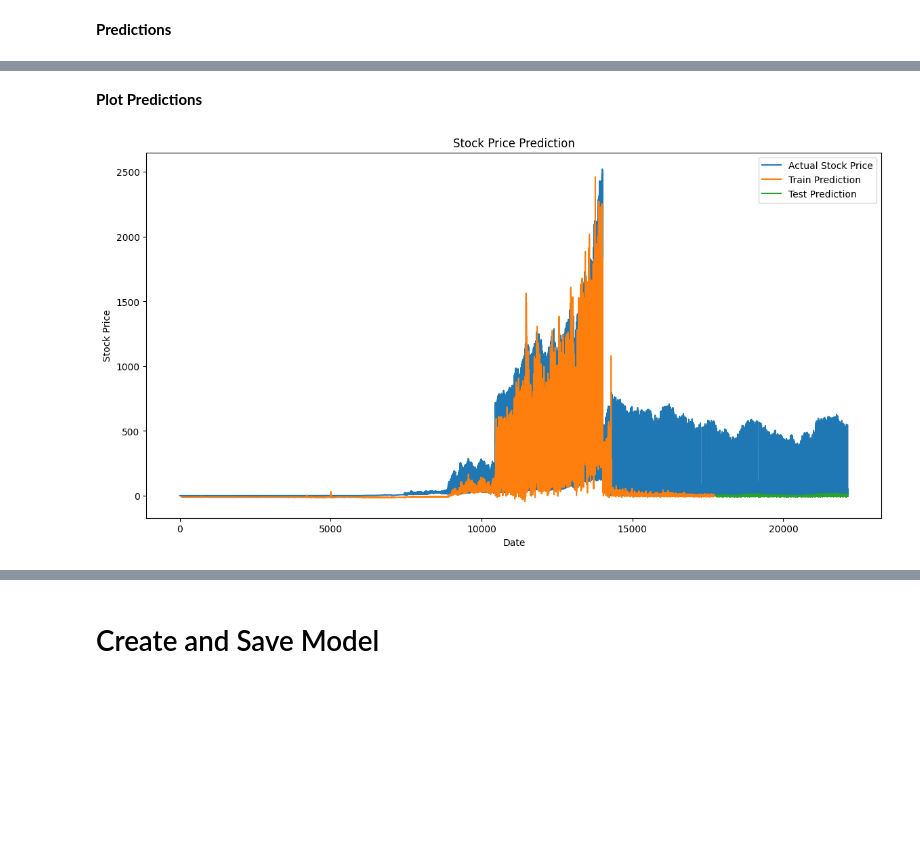
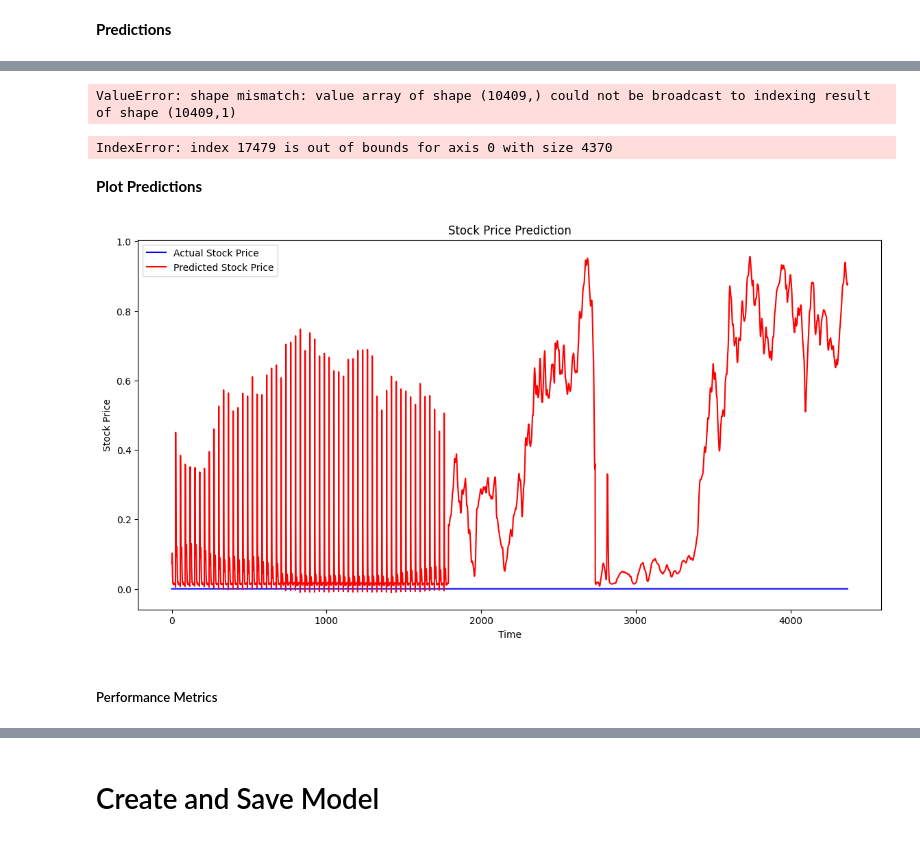
Before and after one commit to freshpex/AI-Final-Project, a Jupyter notebook: AI_Final_Project.ipynb, the cells around one changed output, grey strips where cells are left out. Drawn from its saved outputs; the diff is of its cells as text; code cells hidden in the pictures; blank space fills up the shorter version.

```diff
--- a/AI_Final_Project.ipynb
+++ b/AI_Final_Project.ipynb
@@ -181,0 +247,4 @@ test_predict = scaler.inverse_transform(np.concatenate([test_predict, np.zeros((
+# %%
+# Make predictions
+train_predict = model.predict(x_train)
+test_predict = model.predict(x_test)
@@ -182,25 +254,61 @@ test_predict = scaler.inverse_transform(np.concatenate([test_predict, np.zeros((
+# %%
+# Inverse transform the predictions and true values
+for company in scalers:
+    scaler = scalers[company]
+    company_index = scaled_df[scaled_df['Company'] == company].index
+    company_train_index = [i for i in company_index if i < train_size]
+    company_test_index = [i for i in company_index if i >= train_size]
+
+    if company_train_index:
+        inverse_transformed_train = scaler.inverse_transform(
+            np.hstack((np.zeros((len(company_train_index), 4)), train_predict[company_train_index].reshape(-1, 1), np.zeros((len(company_train_index), 1))))
+        )
+        train_predict[company_train_index] = inverse_transformed_train[:, 4]
+
+    if company_test_index:
+        inverse_transformed_test = scaler.inverse_transform(
+            np.hstack((np.zeros((len(company_test_index), 4)), test_predict[company_test_index].reshape(-1, 1), np.zeros((len(company_test_index), 1))))
+        )
+        test_predict[company_test_index] = inverse_transformed_test[:, 4]
+# %% [output]
+ValueError: shape mismatch: value array of shape (10409,) could not be broadcast to indexing result of shape (10409,1)
+# %%
+# Inverse transform y_train and y_test
+y_train_inverse = np.zeros_like(y_train)
+y_test_inverse = np.zeros_like(y_test)
+
+for company in scalers:
+    scaler = scalers[company]
+    company_index = scaled_df[scaled_df['Company'] == company].index
+    company_train_index = [i for i in company_index if i < train_size]
+    company_test_index = [i for i in company_index if i >= train_size]
+
+    if company_train_index:
+        inverse_transformed_y_train = scaler.inverse_transform(
+            np.hstack((np.zeros((len(company_train_index), 4)), y_train[company_train_index].reshape(-1, 1), np.zeros((len(company_train_index), 1))))
+        )
+        y_train_inverse[company_train_index] = inverse_transformed_y_train[:, 4]
+
+    if company_test_index:
+        inverse_transformed_y_test = scaler.inverse_transform(
+            np.hstack((np.zeros((len(company_test_index), 4)), y_test[company_test_index].reshape(-1, 1), np.zeros((len(company_test_index), 1))))
+        )
+        y_test_inverse[company_test_index] = inverse_transformed_y_test[:, 4]
+# %% [output]
+IndexError: index 17479 is out of bounds for axis 0 with size 4370
 # %% [markdown]
 **Plot Predictions**
 # %%
-# Shift train predictions for plotting
-train_predict_plot = np.empty_like(scaled_data[:, 3])
-train_predict_plot[:] = np.nan
-train_predict_plot[time_step:len(train_predict) + time_step] = train_predict
-
-# Shift test predictions for plotting
-test_predict_plot = np.empty_like(scaled_data[:, 3])
-test_predict_plot[:] = np.nan
-test_predict_plot[len(train_predict) + (time_step * 2) + 1:len(scaled_data) - 1] = test_predict
-
-# Plot baseline and predictions
+# Plot the results
 plt.figure(figsize=(14, 7))
-plt.plot(scaler.inverse_transform(scaled_data)[:, 3], label='Actual Stock Price')
-plt.plot(train_predict_plot, label='Train Prediction')
-plt.plot(test_predict_plot, label='Test Prediction')
+plt.plot(y_test_inverse, color='blue', label='Actual Stock Price')
+plt.plot(test_predict, color='red', label='Predicted Stock Price')
 plt.title('Stock Price Prediction')
-plt.xlabel('Date')
+plt.xlabel('Time')
 plt.ylabel('Stock Price')
 plt.legend()
 plt.show()
 # %% [output]
-[figure, old version]
+[figure, new version]
+# %% [markdown]
+##### Performance Metrics
```
Also changed, not shown: parts of 38 cells of this notebook, 10 other files.
